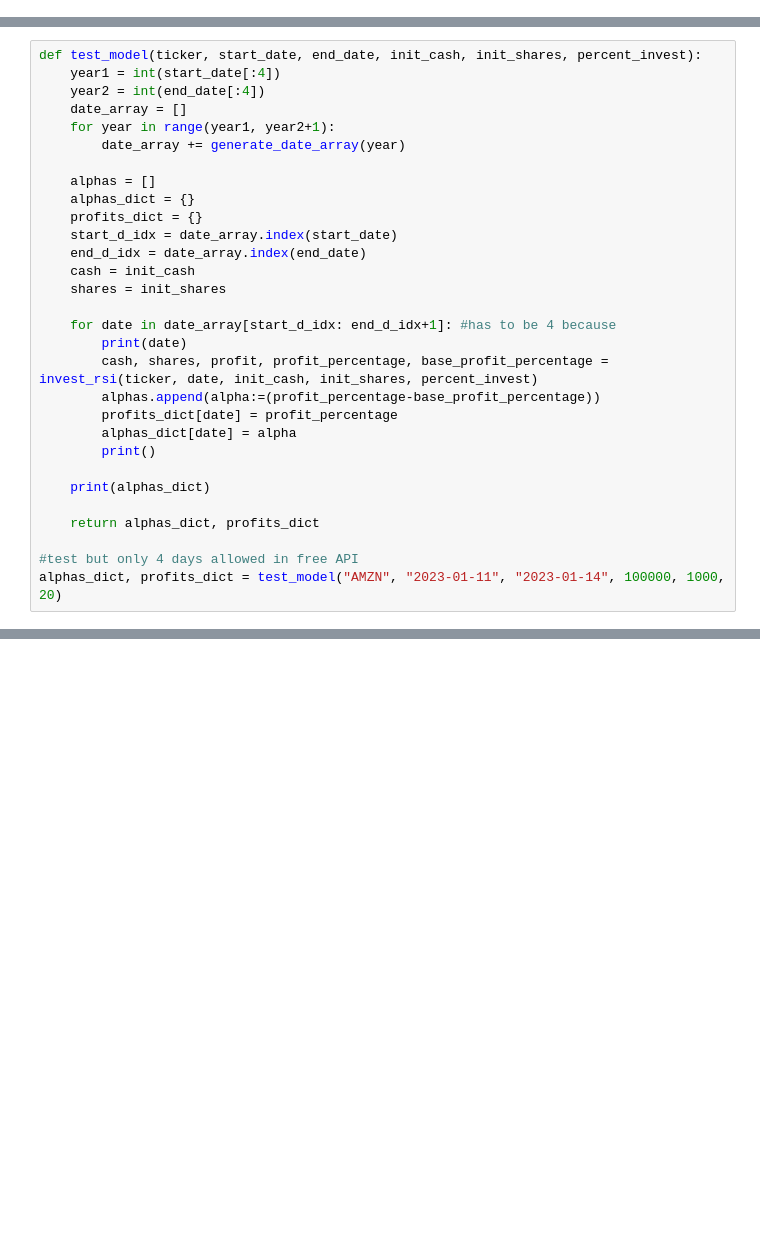
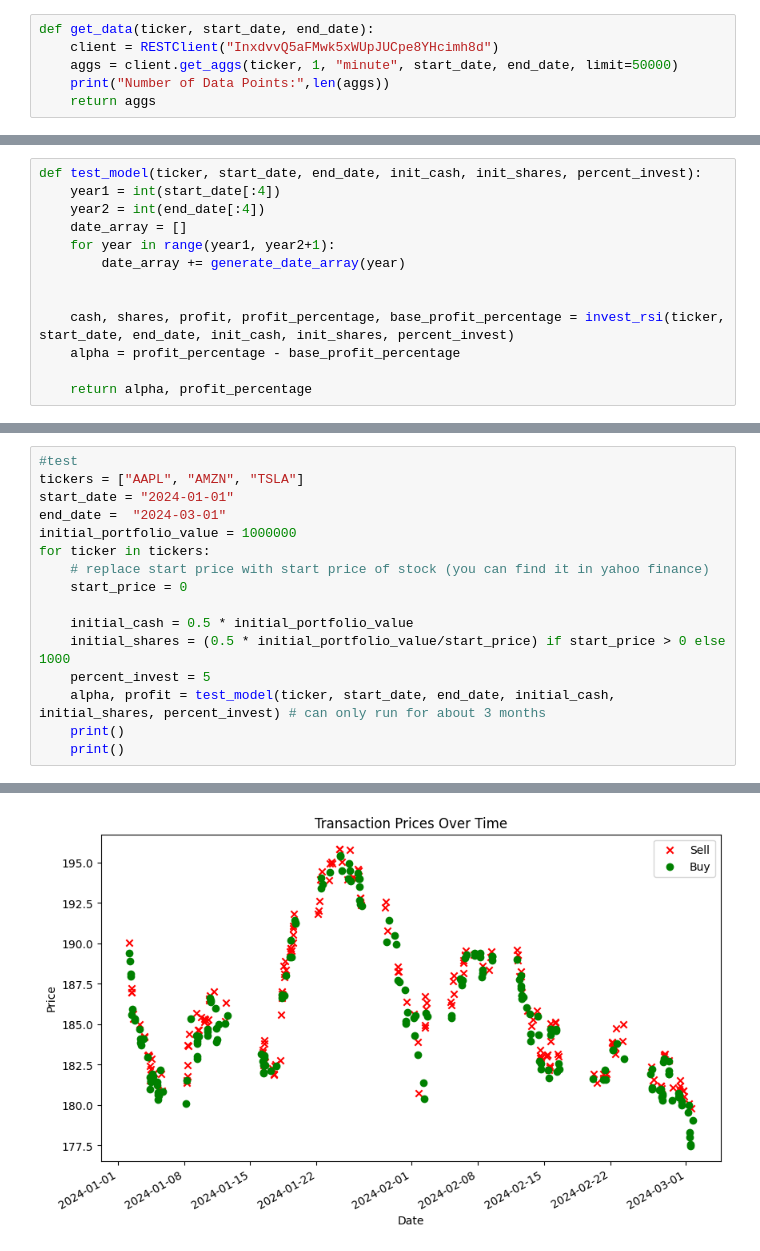
Before and after one commit to RishabhPrabhu5/init_quant_models, a Jupyter notebook: RSI/rsi_func.ipynb, the cells around one changed output, grey strips where cells are left out. Cells and saved outputs as stored; diff of their text form; blank space fills up the shorter version.

```diff
--- a/RSI/rsi_func.ipynb
+++ b/RSI/rsi_func.ipynb
@@ -133,0 +124,6 @@ def run_simulation(ticker, day, init_cash, init_shares, percent_invest, prices,
+# %%
+def get_data(ticker, start_date, end_date):
+    client = RESTClient("InxdvvQ5aFMwk5xWUpJUCpe8YHcimh8d")
+    aggs = client.get_aggs(ticker, 1, "minute", start_date, end_date, limit=50000)
+    print("Number of Data Points:",len(aggs))
+    return aggs
@@ -181,25 +221,8 @@ def test_model(ticker, start_date, end_date, init_cash, init_shares, percent_inv
     for year in range(year1, year2+1):
         date_array += generate_date_array(year)
 
-    alphas = []
-    alphas_dict = {}
-    profits_dict = {}
-    start_d_idx = date_array.index(start_date)
-    end_d_idx = date_array.index(end_date)
-    cash = init_cash
-    shares = init_shares
 
-    for date in date_array[start_d_idx: end_d_idx+1]: #has to be 4 because
-        print(date)
-        cash, shares, profit, profit_percentage, base_profit_percentage = invest_rsi(ticker, date, init_cash, init_shares, percent_invest)
-        alphas.append(alpha:=(profit_percentage-base_profit_percentage))
-        profits_dict[date] = profit_percentage
-        alphas_dict[date] = alpha
-        print()
+    cash, shares, profit, profit_percentage, base_profit_percentage = invest_rsi(ticker, start_date, end_date, init_cash, init_shares, percent_invest)
+    alpha = profit_percentage - base_profit_percentage
 
-    print(alphas_dict)
-
-    return alphas_dict, profits_dict
-
-#test but only 4 days allowed in free API
-alphas_dict, profits_dict = test_model("AMZN", "2023-01-11", "2023-01-14", 100000, 1000, 20)
+    return alpha, profit_percentage
@@ -233,0 +229,17 @@ Average Alpha: -0.3744139426144736
+# %%
+#test
+tickers = ["AAPL", "AMZN", "TSLA"]
+start_date = "2024-01-01"
+end_date =  "2024-03-01"
+initial_portfolio_value = 1000000
+for ticker in tickers:
+    # replace start price with start price of stock (you can find it in yahoo finance)
+    start_price = 0
+
+    initial_cash = 0.5 * initial_portfolio_value
+    initial_shares = (0.5 * initial_portfolio_value/start_price) if start_price > 0 else 1000
+    percent_invest = 5
+    alpha, profit = test_model(ticker, start_date, end_date, initial_cash, initial_shares, percent_invest) # can only run for about 3 months
+    print()
+    print()
+# %% [output]
@@ -233,0 +248 @@ Average Alpha: -0.3744139426144736
+[figure, added]
```
Also changed, not shown: parts of 6 cells of this notebook, 1 other file.
